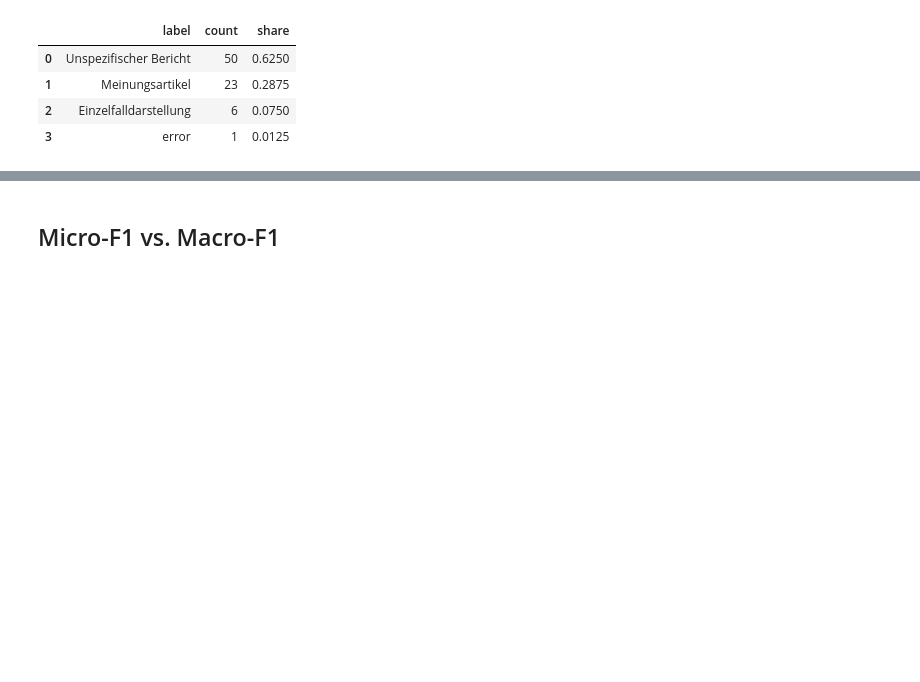
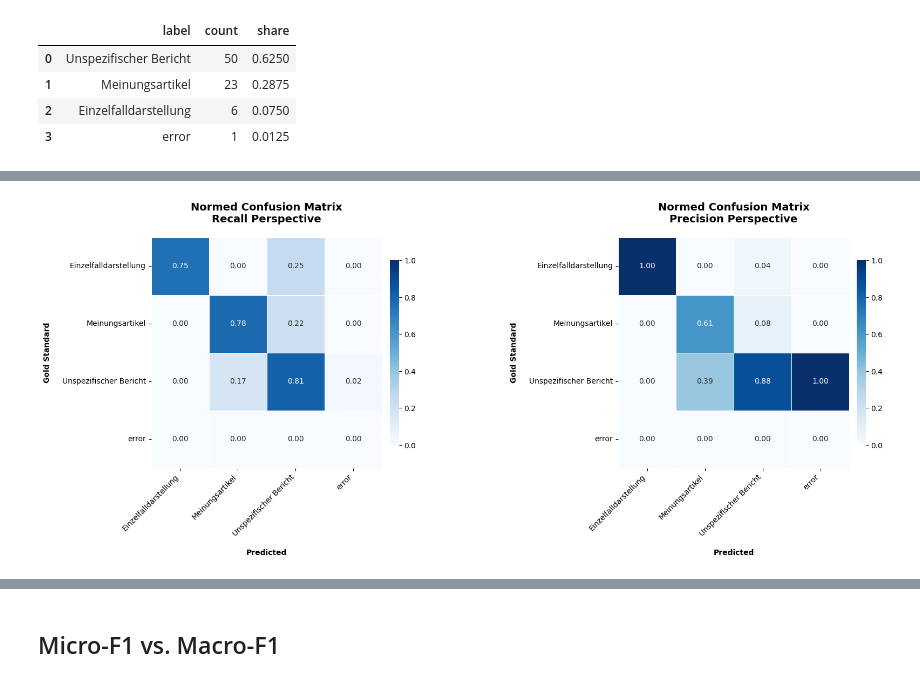
Before and after one commit to zentralbibliothek-zuerich/zblab-summerschool-2026, a Jupyter notebook: notebooks/XX_evaluation.ipynb, the cells around one changed output, grey strips where cells are left out. Saved outputs shown, nothing was run; the diff lists cells and outputs as text; code cells hidden in the pictures; blank space fills up the shorter version.

```diff
--- a/notebooks/XX_evaluation.ipynb
+++ b/notebooks/XX_evaluation.ipynb
@@ -305 +308,26 @@ plt.show()
+# %%
+cm_norm_recall = confusion_matrix_df.div(confusion_matrix_df.sum(axis=1), axis=0).fillna(0).round(2)
+# Normiert nach Spaltensumme → Diagonale = Precision je Klasse
+cm_norm_precision = confusion_matrix_df.div(confusion_matrix_df.sum(axis=0), axis=1).fillna(0).round(2)
+
+fig, axes = plt.subplots(1, 2, figsize=(18, 7))
+
+for ax, cm, title in zip(
+    axes,
+    [cm_norm_recall, cm_norm_precision],
+    ["Normed Confusion Matrix\nRecall Perspective", "Normed Confusion Matrix\nPrecision Perspective"],
+):
+    sns.heatmap(cm, annot=True, fmt='.2f', cmap='Blues',
+                vmin=0, vmax=1, linewidths=0.5, square=True,
+                cbar_kws={"shrink": 0.8, "pad": 0.02}, ax=ax)
+    ax.set_title(title, pad=20, fontsize=14, fontweight='bold')
+    ax.set_xlabel("Predicted", fontweight='bold', labelpad=15)
+    ax.set_ylabel("Gold Standard", fontweight='bold', labelpad=15)
+    ax.set_xticklabels(ax.get_xticklabels(), rotation=45, ha='right')
+    ax.set_yticklabels(ax.get_yticklabels(), rotation=0)
+
+plt.tight_layout(pad=2.0)
+plt.show()
+# %% [output]
+[figure, added]
 # %% [markdown]
```
Also changed, not shown: parts of 22 cells of this notebook.
